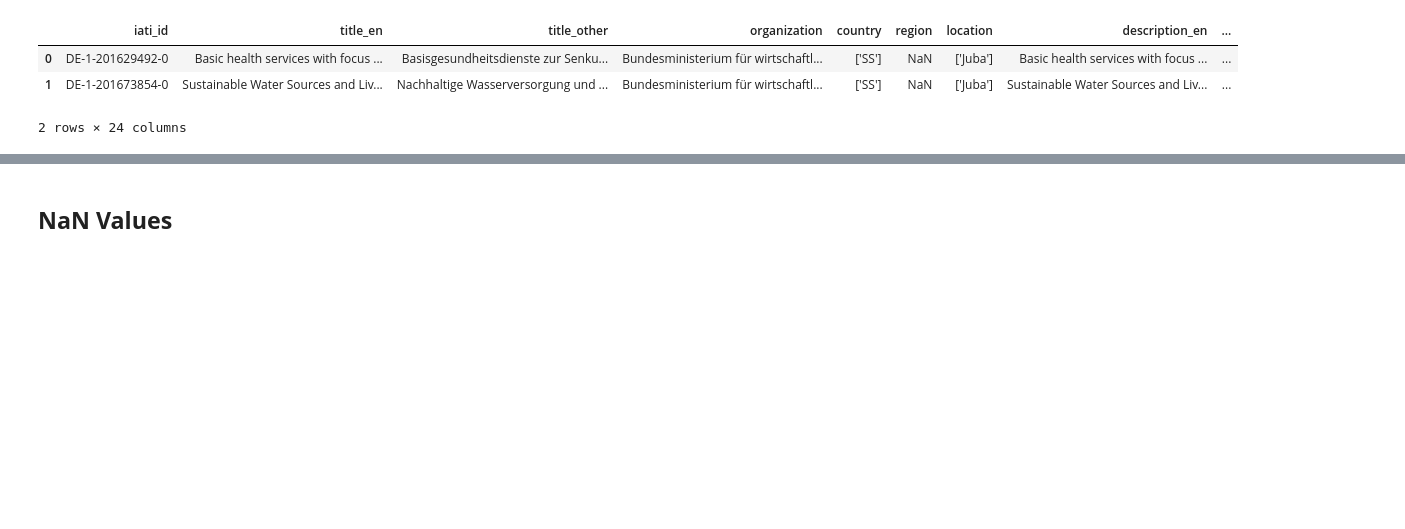
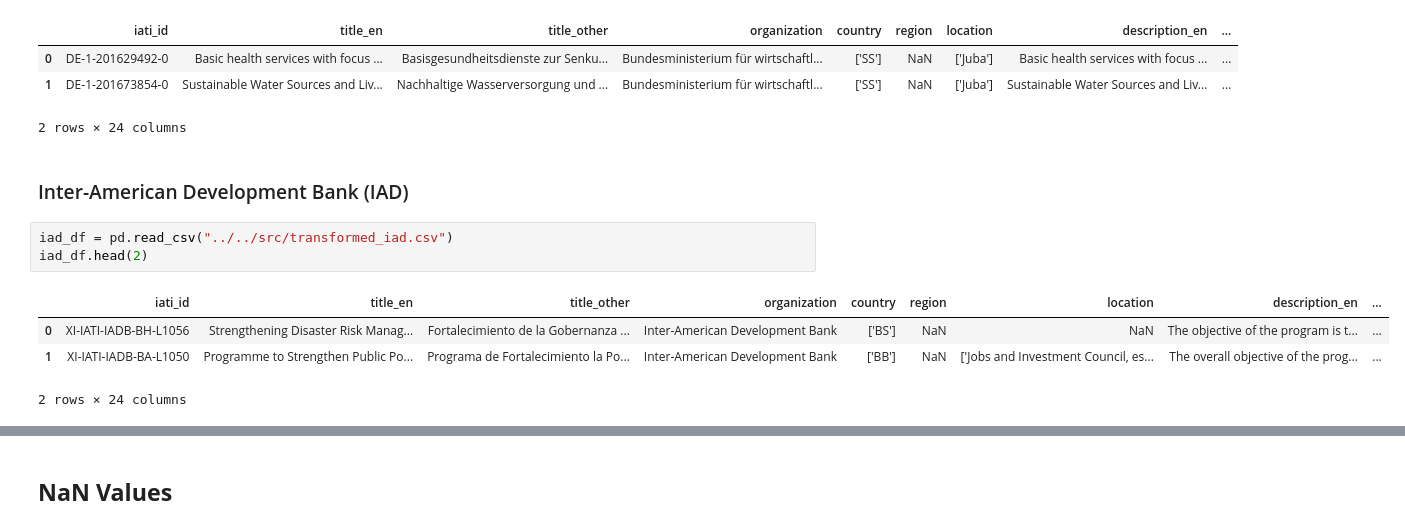
Before and after one commit to JanMuehlnikel/NLP-Development-Banks-Collaboration-Analyzer, a Jupyter notebook: data/exploreation/quality.ipynb, the cells around one changed output, grey strips where cells are left out. Drawn from its saved outputs; the diff is of its cells as text; blank space fills up the shorter version.

```diff
--- a/data/exploreation/quality.ipynb
+++ b/data/exploreation/quality.ipynb
@@ -18,3 +18,13 @@ bmz_df.head(2)
 | 0 | DE-1-201629492-0 | Basic health services with focus ... | Basisgesundheitsdienste zur Senku... | Bundesministerium für wirtschaftl... | ['SS'] | NaN | ['Juba'] | Basic health services with focus ... | ... |
 | 1 | DE-1-201673854-0 | Sustainable Water Sources and Liv... | Nachhaltige Wasserversorgung und ... | Bundesministerium für wirtschaftl... | ['SS'] | NaN | ['Juba'] | Sustainable Water Sources and Liv... | ... |
 2 rows × 24 columns
+# %% [markdown]
+### Inter-American Development Bank (IAD)
+# %%
+iad_df = pd.read_csv("../../src/transformed_iad.csv")
+iad_df.head(2)
+# %% [output]
+|  | iati_id | title_en | title_other | organization | country | region | location | description_en | ... |
+| 0 | XI-IATI-IADB-BH-L1056 | Strengthening Disaster Risk Manag... | Fortalecimiento de la Gobernanza ... | Inter-American Development Bank | ['BS'] | NaN | NaN | The objective of the program is t... | ... |
+| 1 | XI-IATI-IADB-BA-L1050 | Programme to Strengthen Public Po... | Programa de Fortalecimiento la Po... | Inter-American Development Bank | ['BB'] | NaN | ['Jobs and Investment Council, es... | The overall objective of the prog... | ... |
+2 rows × 24 columns
```
Also changed, not shown: parts of 7 cells of this notebook, 3 other files.
